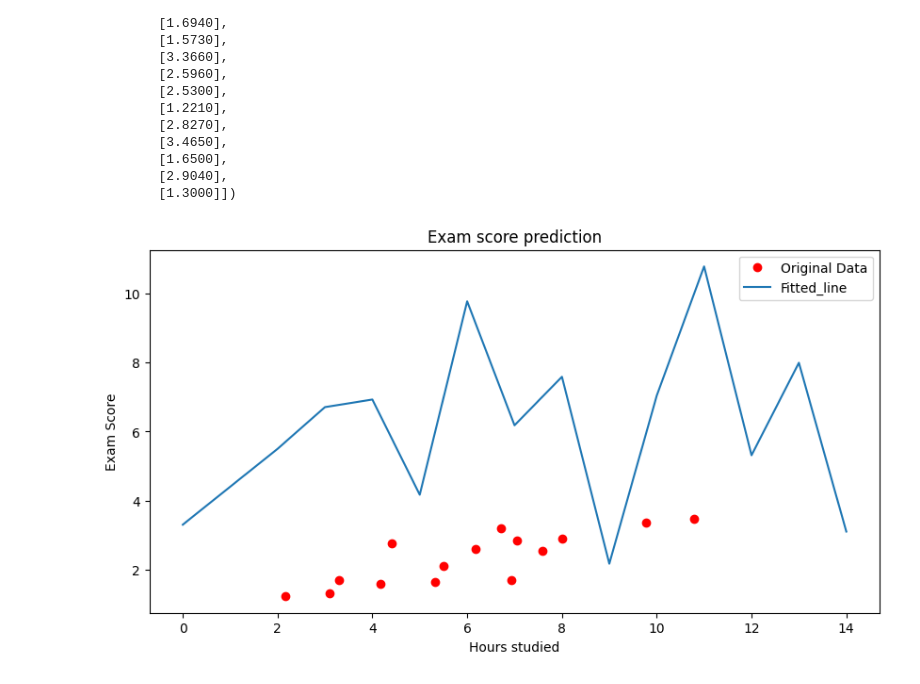
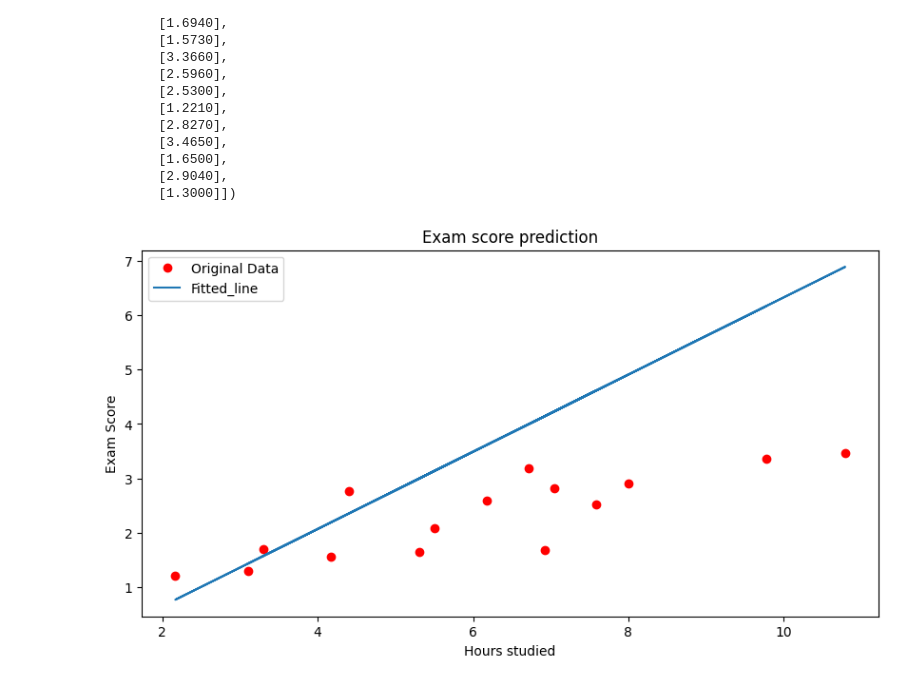
Before and after one commit to HRashidLiaquat/PyTorch_Learning, a Jupyter notebook: Linear_Regression_Project.ipynb, the cells around one changed output. Saved outputs shown, nothing was run; the diff lists cells and outputs as text; code cells hidden in the pictures.

Commit message:
Fix the issue with the fitted line

```diff
--- a/Linear_Regression_Project.ipynb
+++ b/Linear_Regression_Project.ipynb
@@ -210,11 +210,11 @@ tensor([[1.7000],
 # %%
 fig = plt.figure(figsize=(10,5))
 plt.plot(x_train.numpy(), y_train.numpy(), 'ro', label = 'Original Data')
-plt.plot(x_train.numpy(),label = 'Fitted_line')
+plt.plot(x_train.numpy(),prediction,label = 'Fitted_line')
 plt.xlabel('Hours studied')
 plt.ylabel('Exam Score')
 plt.legend()
 plt.title('Exam score prediction')
 plt.show()
 # %% [output]
-[figure, old version]
+[figure, new version]
```
